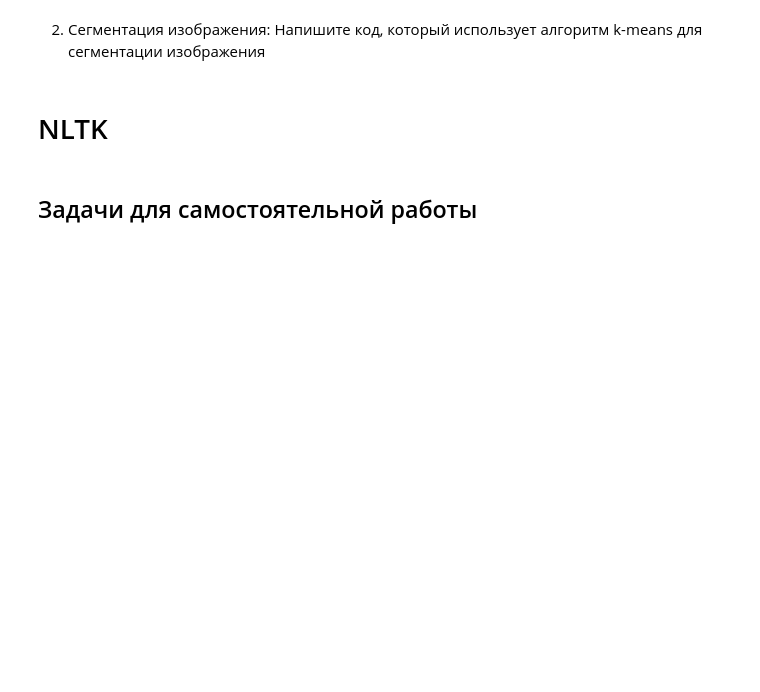
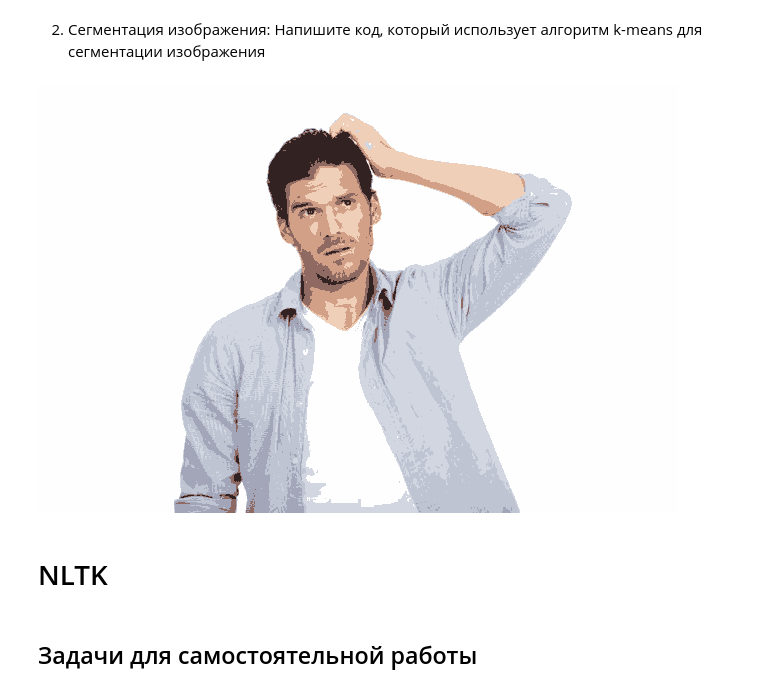
Before and after one commit to AyazMurtazin/PythonLibsPractice, a Jupyter notebook: AllLibsTasks.ipynb, the cells around one changed output. Cells and saved outputs as stored; diff of their text form; code cells hidden in the pictures; blank space fills up the shorter version.

```diff
--- a/AllLibsTasks.ipynb
+++ b/AllLibsTasks.ipynb
@@ -72,5 +265,30 @@ $$
 # %% [markdown]
 2. Сегментация изображения: Напишите код, который использует алгоритм k-means для сегментации изображения
+# %%
+import cv2
+import numpy as np
+from google.colab.patches import cv2_imshow
+# Загружаем изображение
+img = cv2.imread('image.jpg')
+Z = img.reshape((-1, 3))
+Z = np.float32(Z)
+
+# Применяем алгоритм k-means
+criteria = (cv2.TERM_CRITERIA_EPS + cv2.TERM_CRITERIA_MAX_ITER, 10, 1.0)
+K = 8
+_, labels, centers = cv2.kmeans(Z, K, None, criteria, 10, cv2.KMEANS_RANDOM_CENTERS)
+
+# Преобразуем обратно в изображение
+centers = np.uint8(centers)
+res = centers[labels.flatten()]
+res2 = res.reshape((img.shape))
+
+# Показываем результат
+cv2_imshow(res2)
+cv2.waitKey(0)
+cv2.destroyAllWindows()
+# %% [output]
+[figure, added]
 # %% [markdown]
 # NLTK
 # %% [markdown]
```
Also changed, not shown: parts of 20 cells of this notebook.
